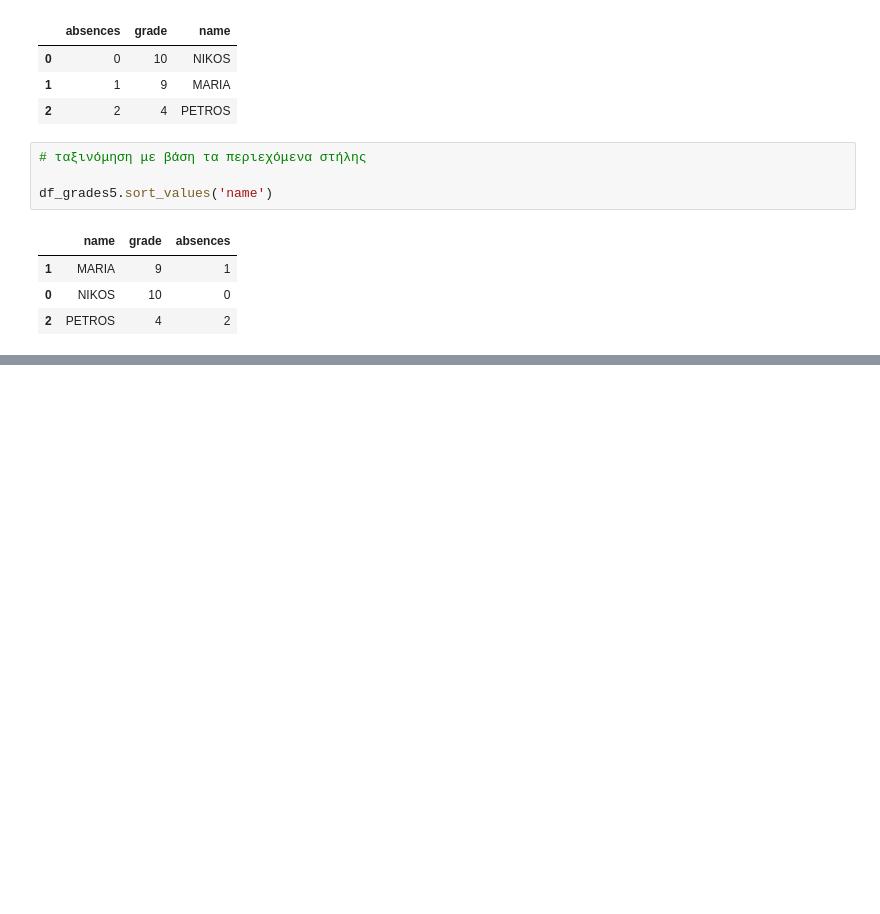
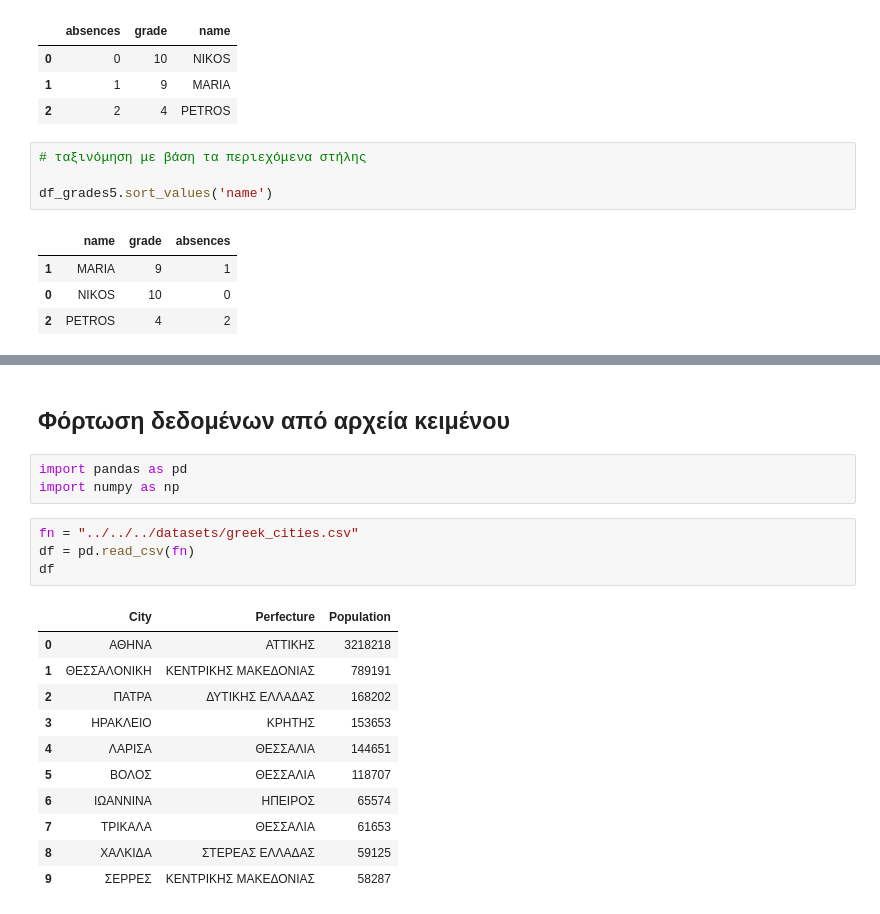
Before and after one commit to chgogos/dituoi_agp, a Jupyter notebook: pl/python/notebooks/pandas.ipynb, the cells around one changed output, grey strips where cells are left out. Drawn from its saved outputs; the diff is of its cells as text; blank space fills up the shorter version.

Commit message:
pandas + seaborn examples

```diff
--- a/pl/python/notebooks/pandas.ipynb
+++ b/pl/python/notebooks/pandas.ipynb
@@ -326,0 +352,21 @@ df_grades5.sort_values('name')
+# %% [markdown]
+## Φόρτωση δεδομένων από αρχεία κειμένου
+# %%
+import pandas as pd
+import numpy as np
+# %%
+fn = "../../../datasets/greek_cities.csv"
+df = pd.read_csv(fn)
+df
+# %% [output]
+|  | City | Perfecture | Population |
+| 0 | ΑΘΗΝΑ | ΑΤΤΙΚΗΣ | 3218218 |
+| 1 | ΘΕΣΣΑΛΟΝΙΚΗ | ΚΕΝΤΡΙΚΗΣ ΜΑΚΕΔΟΝΙΑΣ | 789191 |
+| 2 | ΠΑΤΡΑ | ΔΥΤΙΚΗΣ ΕΛΛΑΔΑΣ | 168202 |
+| 3 | ΗΡΑΚΛΕΙΟ | ΚΡΗΤΗΣ | 153653 |
+| 4 | ΛΑΡΙΣΑ | ΘΕΣΣΑΛΙΑ | 144651 |
+| 5 | ΒΟΛΟΣ | ΘΕΣΣΑΛΙΑ | 118707 |
+| 6 | ΙΩΑΝΝΙΝΑ | ΗΠΕΙΡΟΣ | 65574 |
+| 7 | ΤΡΙΚΑΛΑ | ΘΕΣΣΑΛΙΑ | 61653 |
+| 8 | ΧΑΛΚΙΔΑ | ΣΤΕΡΕΑΣ ΕΛΛΑΔΑΣ | 59125 |
+| 9 | ΣΕΡΡΕΣ | ΚΕΝΤΡΙΚΗΣ ΜΑΚΕΔΟΝΙΑΣ | 58287 |
```
Also changed, not shown: parts of 6 cells of this notebook, 4 other files.
